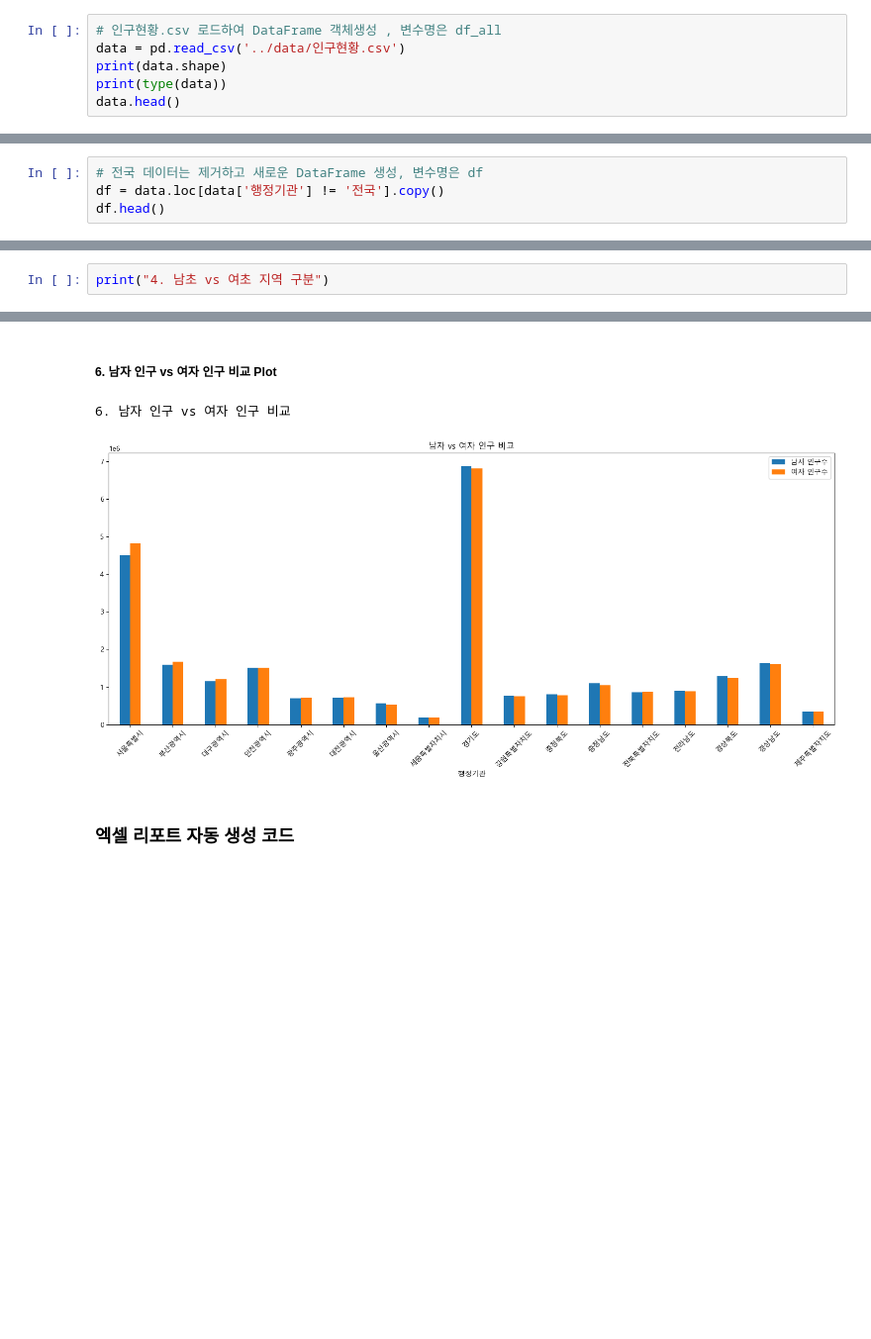
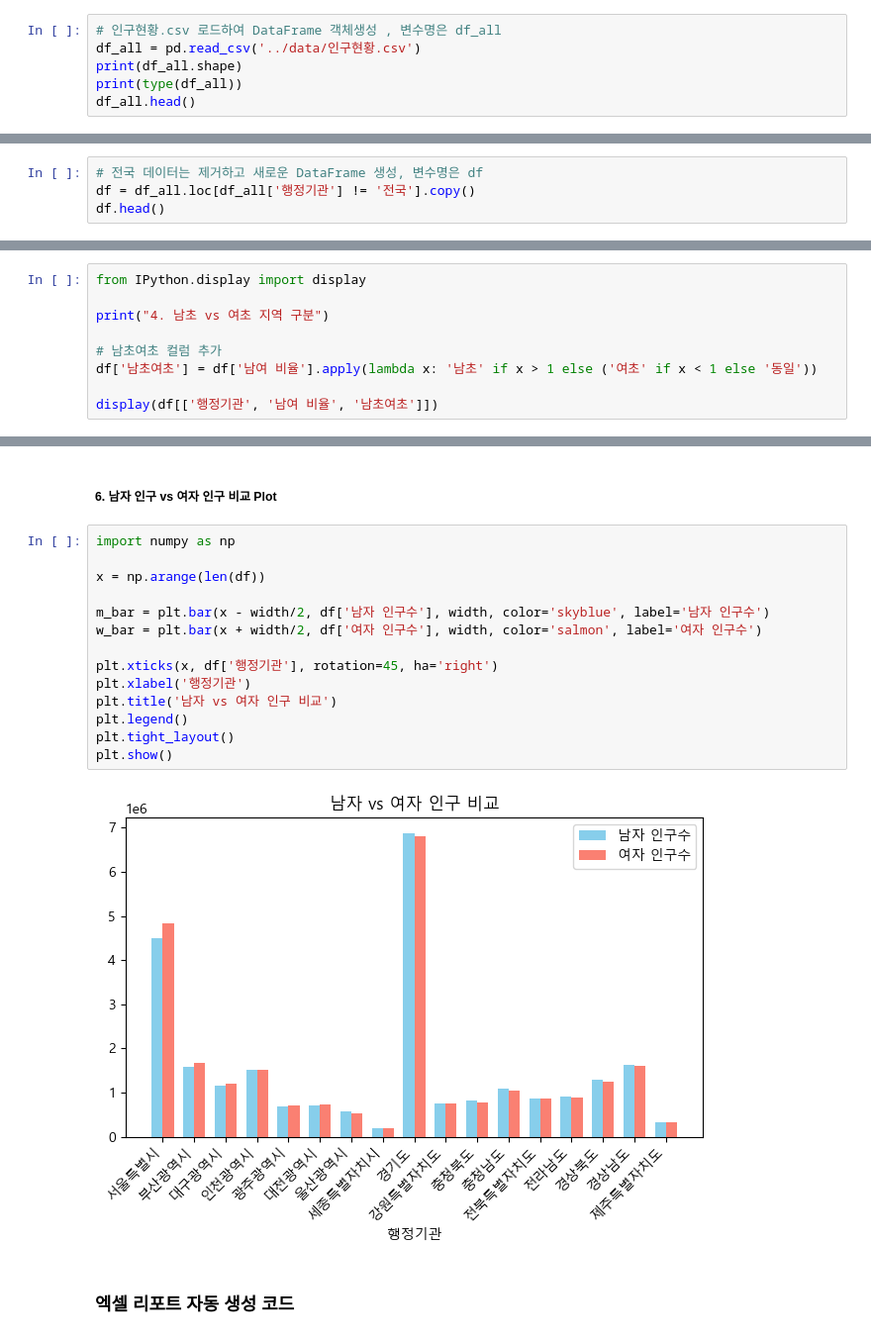
Before and after one commit to Mineong/Python_Webscrapping_Analysis, a Jupyter notebook: homework/04_인구현황분석.ipynb, the cells around one changed output, grey strips where cells are left out. Shown at 99% size. Cells and saved outputs as stored; diff of their text form; blank space fills up the shorter version.

```diff
--- a/homework/04_인구현황분석.ipynb
+++ b/homework/04_인구현황분석.ipynb
@@ -13,10 +13,10 @@ matplotlib.rc('font', family=font_prop)
 Malgun Gothic
 # %%
 # 인구현황.csv 로드하여 DataFrame 객체생성 , 변수명은 df_all
-data = pd.read_csv('../data/인구현황.csv')
-print(data.shape)
-print(type(data))
-data.head()
+df_all = pd.read_csv('../data/인구현황.csv')
+print(df_all.shape)
+print(type(df_all))
+df_all.head()
 # %% [output]
 (18, 8)
 <class 'pandas.core.frame.DataFrame'>
@@ -28,7 +28,7 @@ data.head()
 | 4 | 2800000000 | 인천광역시 | 3021010 | 1373827 | 2.20 | 1509243 | 1511767 | 1.00 |
 # %%
 # 전국 데이터는 제거하고 새로운 DataFrame 생성, 변수명은 df
-df = data.loc[data['행정기관'] != '전국'].copy()
+df = df_all.loc[df_all['행정기관'] != '전국'].copy()
 df.head()
 # %% [output]
 |  | 행정기관코드 | 행정기관 | 총인구수 | 세대수 | 세대당 인구 | 남자 인구수 | 여자 인구수 | 남여 비율 |
@@ -135,7 +153,14 @@ plt.figure(figsize=(10,5))
 
 * 남초여초 컬럼을 추가합니다.
 # %%
+from IPython.display import display
+
 print("4. 남초 vs 여초 지역 구분")
+
+# 남초여초 컬럼 추가
+df['남초여초'] = df['남여 비율'].apply(lambda x: '남초' if x > 1 else ('여초' if x < 1 else '동일'))
+
+display(df[['행정기관', '남여 비율', '남초여초']])
 # %% [output]
 4. 남초 vs 여초 지역 구분
 |  | 행정기관 | 남여 비율 | 남초여초 |
@@ -179,9 +220,21 @@ print("5. 세대당 인구 평균보다 높은 지역")
 # %% [markdown]
 ##### 6. 남자 인구 vs 여자 인구 비교 Plot
 # %%
+import numpy as np
+
+x = np.arange(len(df))
+
+m_bar = plt.bar(x - width/2, df['남자 인구수'], width, color='skyblue', label='남자 인구수')
+w_bar = plt.bar(x + width/2, df['여자 인구수'], width, color='salmon', label='여자 인구수')
+
+plt.xticks(x, df['행정기관'], rotation=45, ha='right')
+plt.xlabel('행정기관')
+plt.title('남자 vs 여자 인구 비교')
+plt.legend()
+plt.tight_layout()
+plt.show()
 # %% [output]
-6. 남자 인구 vs 여자 인구 비교
-[figure, old version]
+[figure, new version]
 # %% [markdown]
 ### 엑셀 리포트 자동 생성 코드
 # %%
```
Also changed, not shown: parts of 9 cells of this notebook, 1 other file.
